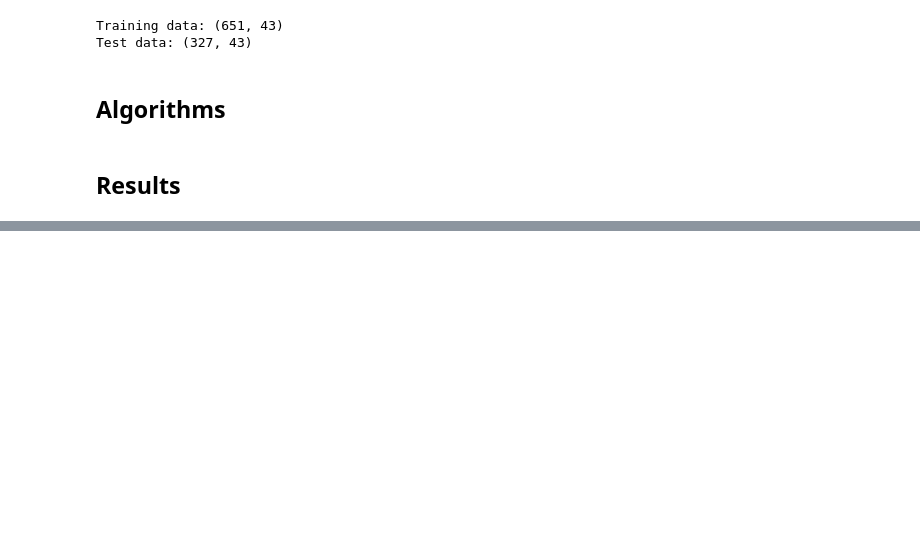
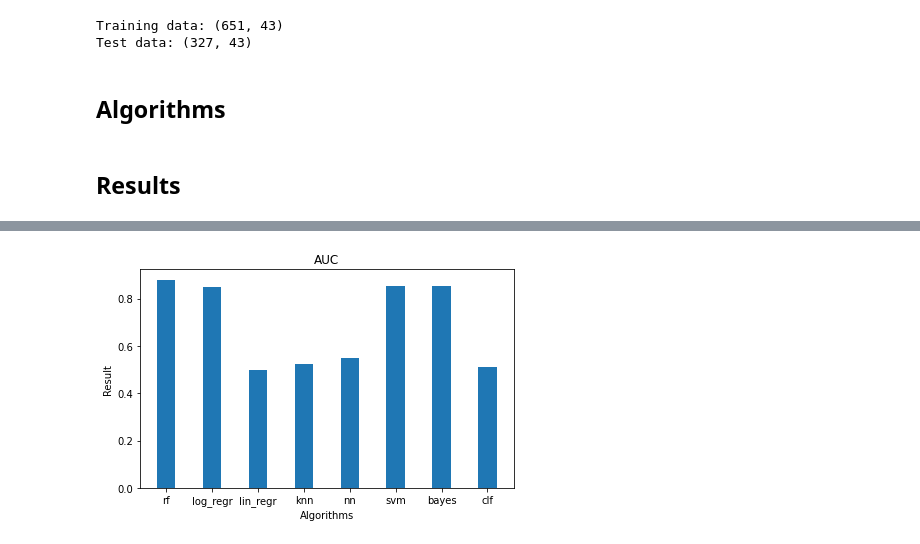
Before and after one commit to ajalsingh/capstone, a Jupyter notebook: predictive_maintenance_experiements/experiments/algorithm_selection.ipynb, the cells around one changed output, grey strips where cells are left out. Cells and saved outputs as stored; diff of their text form; code cells hidden in the pictures; blank space fills up the shorter version.

```diff
--- a/predictive_maintenance_experiements/experiments/algorithm_selection.ipynb
+++ b/predictive_maintenance_experiements/experiments/algorithm_selection.ipynb
@@ -231,0 +245,20 @@ plt.savefig('../img/results.png')
+# %%
+df_summary = pd.DataFrame(model_summary)
+
+x = np.arange(len(df_summary['model']))
+width = 0.4
+
+fig, ax = plt.subplots()
+rects1 = ax.bar(x, df_summary['auc'], width, label='auc')
+
+# Add some text for labels, title and custom x-axis tick labels, etc.
+ax.set_ylabel('Result')
+ax.set_xlabel('Algorithms')
+ax.set_title('AUC')
+ax.set_xticks(x)
+ax.set_xticklabels(df_summary['model'])
+# ax.legend()
+
+fig.tight_layout()
+# %% [output]
+[figure, added]
```
Also changed, not shown: parts of 5 cells of this notebook, 2 other files.
